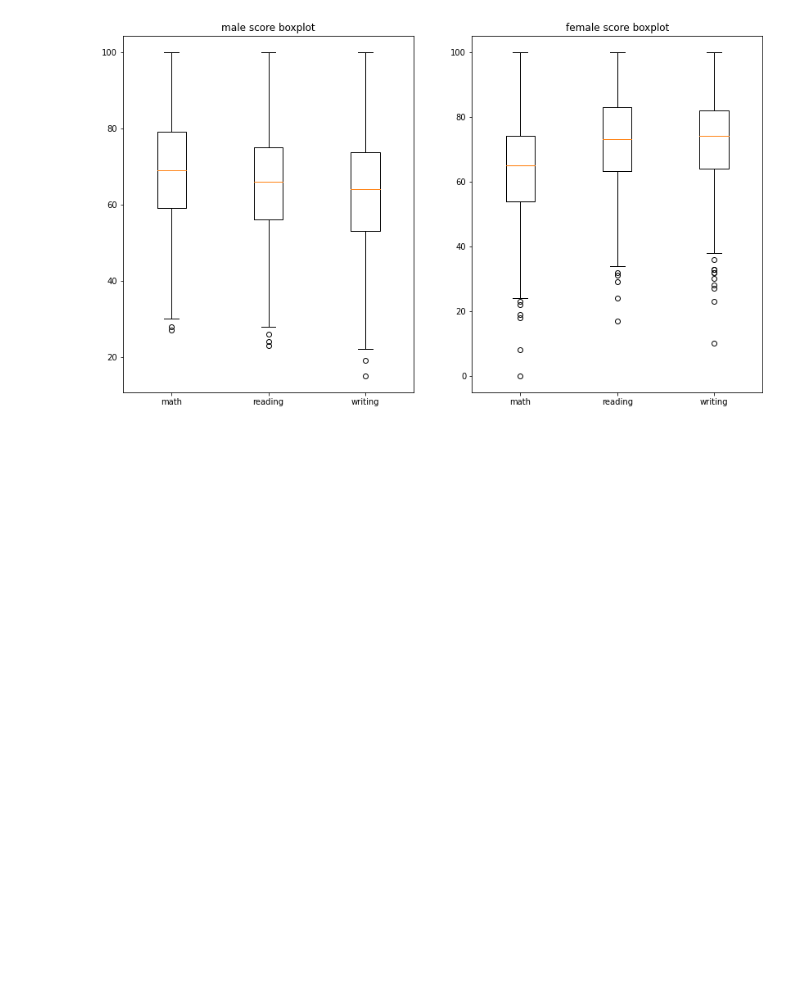
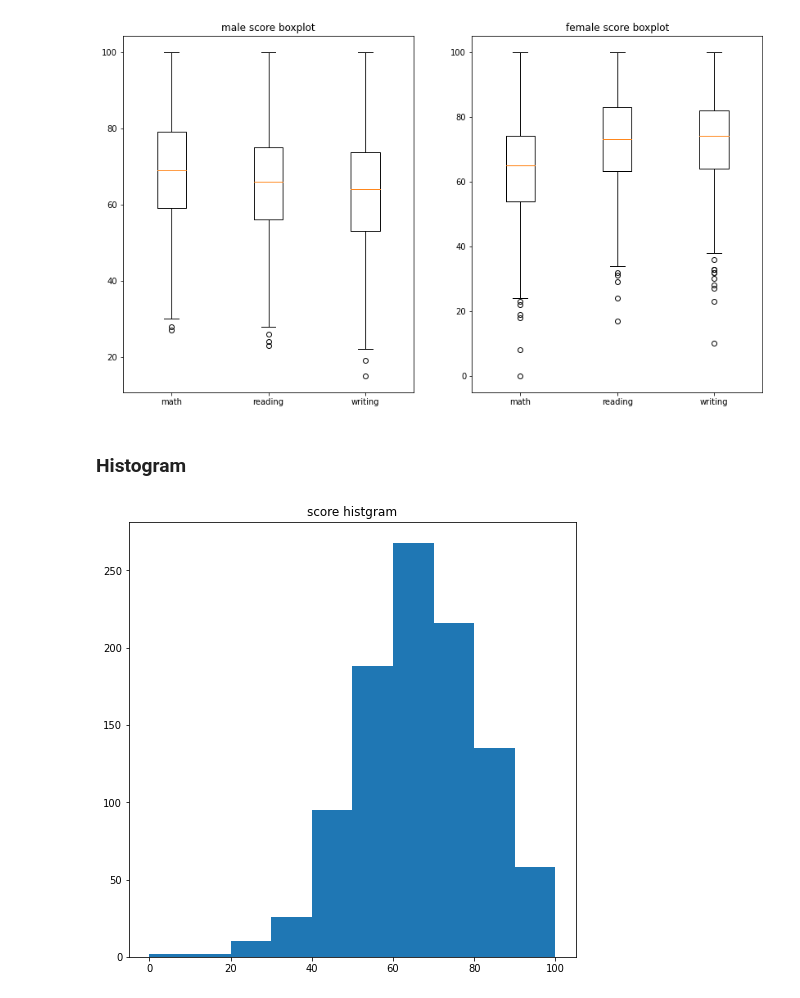
Before and after one commit to datacampic/visualization, a Jupyter notebook: 표명일/Visualization.ipynb, the cells around one changed output. Drawn from its saved outputs; the diff is of its cells as text; code cells hidden in the pictures; blank space fills up the shorter version.

```diff
--- a/표명일/Visualization.ipynb
+++ b/표명일/Visualization.ipynb
@@ -245,3 +265,13 @@ ax[1].xaxis.set_major_formatter(ticker.FixedFormatter(('math', 'reading', 'writi
 plt.show()
 # %% [output]
 [figure]
+# %% [markdown]
+### Histogram
+# %%
+fig, ax = plt.subplots(1, 1, figsize=(8, 8))
+
+ax.hist((data['math score']))
+ax.set_title('score histgram')
+plt.show()
+# %% [output]
+[figure, added]
```
Also changed, not shown: parts of 2 cells of this notebook.
